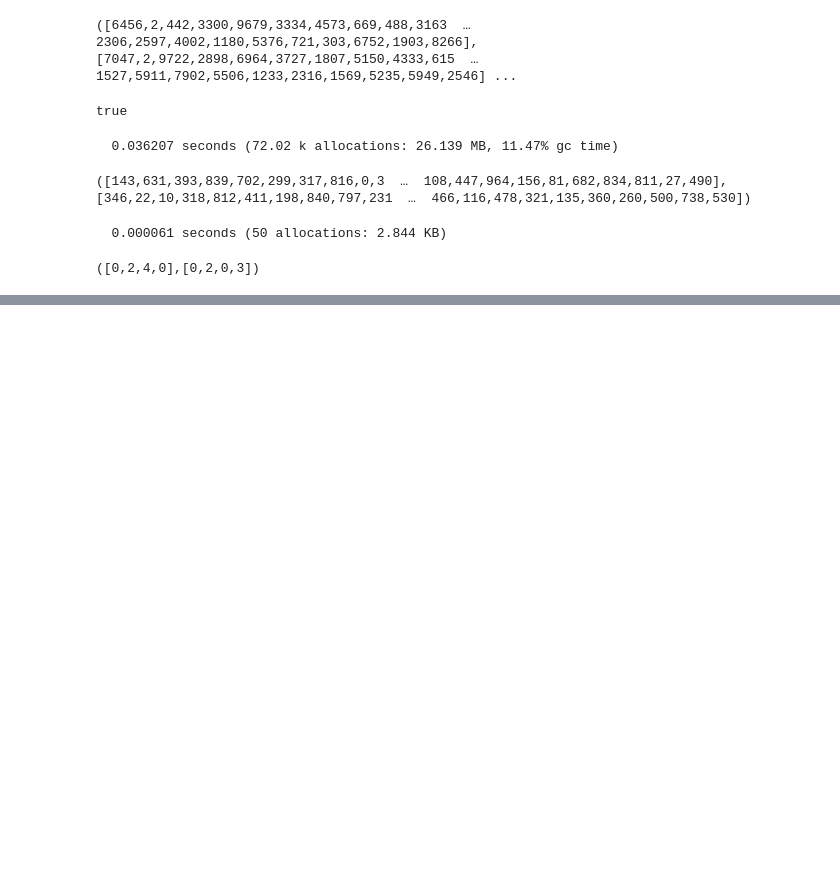
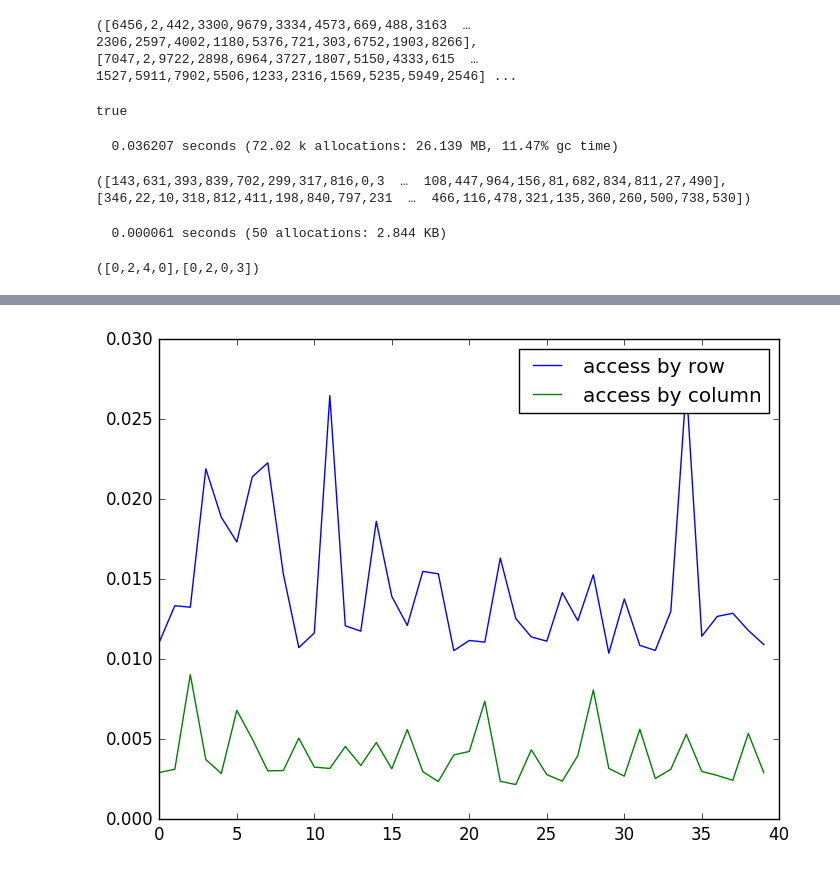
Before and after one commit to nswa17/DA.jl, a Jupyter notebook: DA.ipynb, the cells around one changed output, grey strips where cells are left out. Drawn from its saved outputs; the diff is of its cells as text; code cells hidden in the pictures; blank space fills up the shorter version.

```diff
--- a/DA.ipynb
+++ b/DA.ipynb
@@ -1601,0 +1939,87 @@ print()
+# %%
+ss = map(x -> parse(Float64, x), get_seconds("0.011085 seconds (3.98 k allocations: 7.766 MB)
+  0.002932 seconds (3.98 k allocations: 7.751 MB)
+  0.013357 seconds (3.98 k allocations: 7.766 MB, 18.84% gc time)
+  0.003136 seconds (3.98 k allocations: 7.751 MB)
+  0.013264 seconds (3.98 k allocations: 7.766 MB)
+  0.009050 seconds (3.98 k allocations: 7.751 MB, 36.69% gc time)
+  0.021915 seconds (3.98 k allocations: 7.766 MB)
+  0.003747 seconds (3.98 k allocations: 7.751 MB)
+  0.018888 seconds (3.98 k allocations: 7.766 MB, 16.53% gc time)
+  0.002876 seconds (3.98 k allocations: 7.751 MB)
+  0.017344 seconds (3.98 k allocations: 7.766 MB)
+  0.006816 seconds (3.98 k allocations: 7.751 MB, 49.66% gc time)
+  0.021415 seconds (3.98 k allocations: 7.766 MB)
+  0.005029 seconds (3.98 k allocations: 7.751 MB)
+  0.022290 seconds (3.98 k allocations: 7.766 MB, 21.16% gc time)
+  0.003039 seconds (3.98 k allocations: 7.751 MB)
+  0.015354 seconds (3.98 k allocations: 7.766 MB, 19.79% gc time)
+  0.003054 seconds (3.98 k allocations: 7.751 MB)
+  0.010739 seconds (3.98 k allocations: 7.766 MB)
+  0.005081 seconds (3.98 k allocations: 7.751 MB, 46.68% gc time)
+  0.011655 seconds (3.98 k allocations: 7.766 MB)
+  0.003272 seconds (3.98 k allocations: 7.751 MB)
+  0.026492 seconds (3.98 k allocations: 7.766 MB, 25.97% gc time)
+  0.003186 seconds (3.98 k allocations: 7.751 MB)
+  0.012102 seconds (3.98 k allocations: 7.766 MB)
+  0.004561 seconds (3.98 k allocations: 7.751 MB, 49.06% gc time)
+  0.011768 seconds (3.98 k allocations: 7.766 MB)
+  0.003375 seconds (3.98 k allocations: 7.751 MB)
+  0.018634 seconds (3.98 k allocations: 7.766 MB, 16.62% gc time)
+  0.004808 seconds (3.98 k allocations: 7.751 MB)
+  0.013937 seconds (3.98 k allocations: 7.766 MB, 16.49% gc time)
+  0.003166 seconds (3.98 k allocations: 7.751 MB)
+  0.012127 seconds (3.98 k allocations: 7.766 MB)
+  0.005617 seconds (3.98 k allocations: 7.751 MB, 52.71% gc time)
+  0.015503 seconds (3.98 k allocations: 7.766 MB)
+  0.002987 seconds (3.98 k allocations: 7.751 MB)
+  0.015352 seconds (3.98 k allocations: 7.766 MB, 19.67% gc time)
+  0.002370 seconds (3.98 k allocations: 7.751 MB)
+  0.010550 seconds (3.98 k allocations: 7.766 MB)
+  0.004034 seconds (3.98 k allocations: 7.751 MB, 46.81% gc time)
+  0.011186 seconds (3.98 k allocations: 7.766 MB)
+  0.004250 seconds (3.98 k allocations: 7.751 MB, 44.13% gc time)
+  0.011084 seconds (3.98 k allocations: 7.766 MB)
+  0.007388 seconds (3.98 k allocations: 7.751 MB, 39.72% gc time)
+  0.016335 seconds (3.98 k allocations: 7.766 MB)
+  0.002385 seconds (3.98 k allocations: 7.751 MB)
+  0.012555 seconds (3.98 k allocations: 7.766 MB, 11.49% gc time)
+  0.002182 seconds (3.98 k allocations: 7.751 MB)
+  0.011406 seconds (3.98 k allocations: 7.766 MB)
+  0.004352 seconds (3.98 k allocations: 7.751 MB, 48.66% gc time)
+  0.011143 seconds (3.98 k allocations: 7.766 MB)
+  0.002799 seconds (3.98 k allocations: 7.751 MB)
+  0.014171 seconds (3.98 k allocations: 7.766 MB, 16.97% gc time)
+  0.002394 seconds (3.98 k allocations: 7.751 MB)
+  0.012421 seconds (3.98 k allocations: 7.766 MB)
+  0.003992 seconds (3.98 k allocations: 7.751 MB, 37.39% gc time)
+  0.015291 seconds (3.98 k allocations: 7.766 MB)
+  0.008095 seconds (3.98 k allocations: 7.751 MB, 50.98% gc time)
+  0.010390 seconds (3.98 k allocations: 7.766 MB)
+  0.003190 seconds (3.98 k allocations: 7.751 MB)
+  0.013779 seconds (3.98 k allocations: 7.766 MB, 21.01% gc time)
+  0.002708 seconds (3.98 k allocations: 7.751 MB)
+  0.010881 seconds (3.98 k allocations: 7.766 MB)
+  0.005634 seconds (3.98 k allocations: 7.751 MB, 50.61% gc time)
+  0.010563 seconds (3.98 k allocations: 7.766 MB)
+  0.002560 seconds (3.98 k allocations: 7.751 MB)
+  0.013010 seconds (3.98 k allocations: 7.766 MB, 17.67% gc time)
+  0.003136 seconds (3.98 k allocations: 7.751 MB)
+  0.027117 seconds (3.98 k allocations: 7.766 MB)
+  0.005320 seconds (3.98 k allocations: 7.751 MB, 54.46% gc time)
+  0.011453 seconds (3.98 k allocations: 7.766 MB)
+  0.003000 seconds (3.98 k allocations: 7.751 MB)
+  0.012691 seconds (3.98 k allocations: 7.766 MB, 17.85% gc time)
+  0.002749 seconds (3.98 k allocations: 7.751 MB)
+  0.012887 seconds (3.98 k allocations: 7.766 MB, 16.36% gc time)
+  0.002448 seconds (3.98 k allocations: 7.751 MB)
+  0.011816 seconds (3.98 k allocations: 7.766 MB)
+  0.005378 seconds (3.98 k allocations: 7.751 MB, 41.76% gc time)
+  0.010930 seconds (3.98 k allocations: 7.766 MB)
+  0.002924 seconds (3.98 k allocations: 7.751 MB)"))
+
+plot(ss[1:2:80], label="access by row")
+plot(ss[2:2:80], label="access by column")
+legend()
+# %% [output]
+[figure, added]
```
Also changed, not shown: parts of 40 cells of this notebook.
